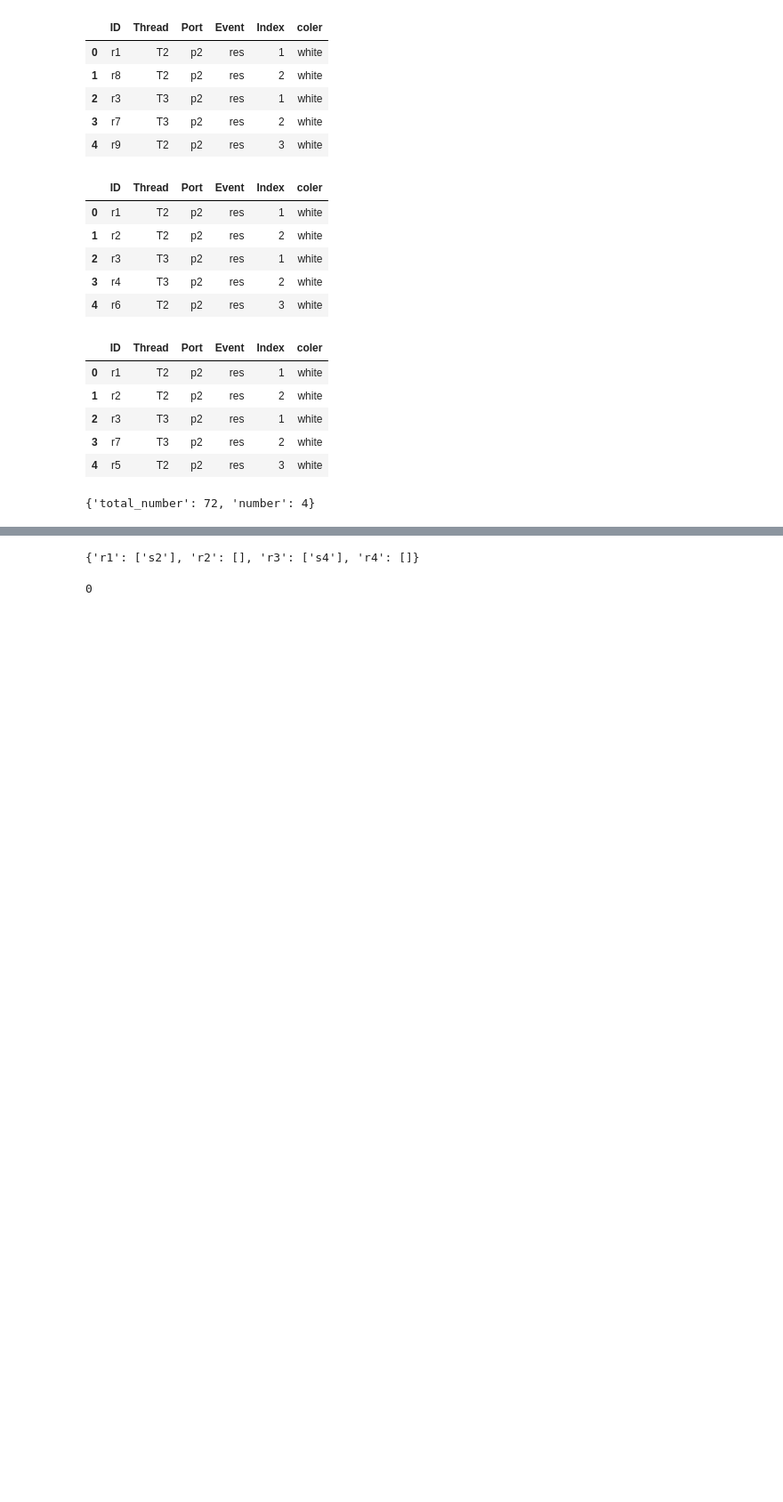
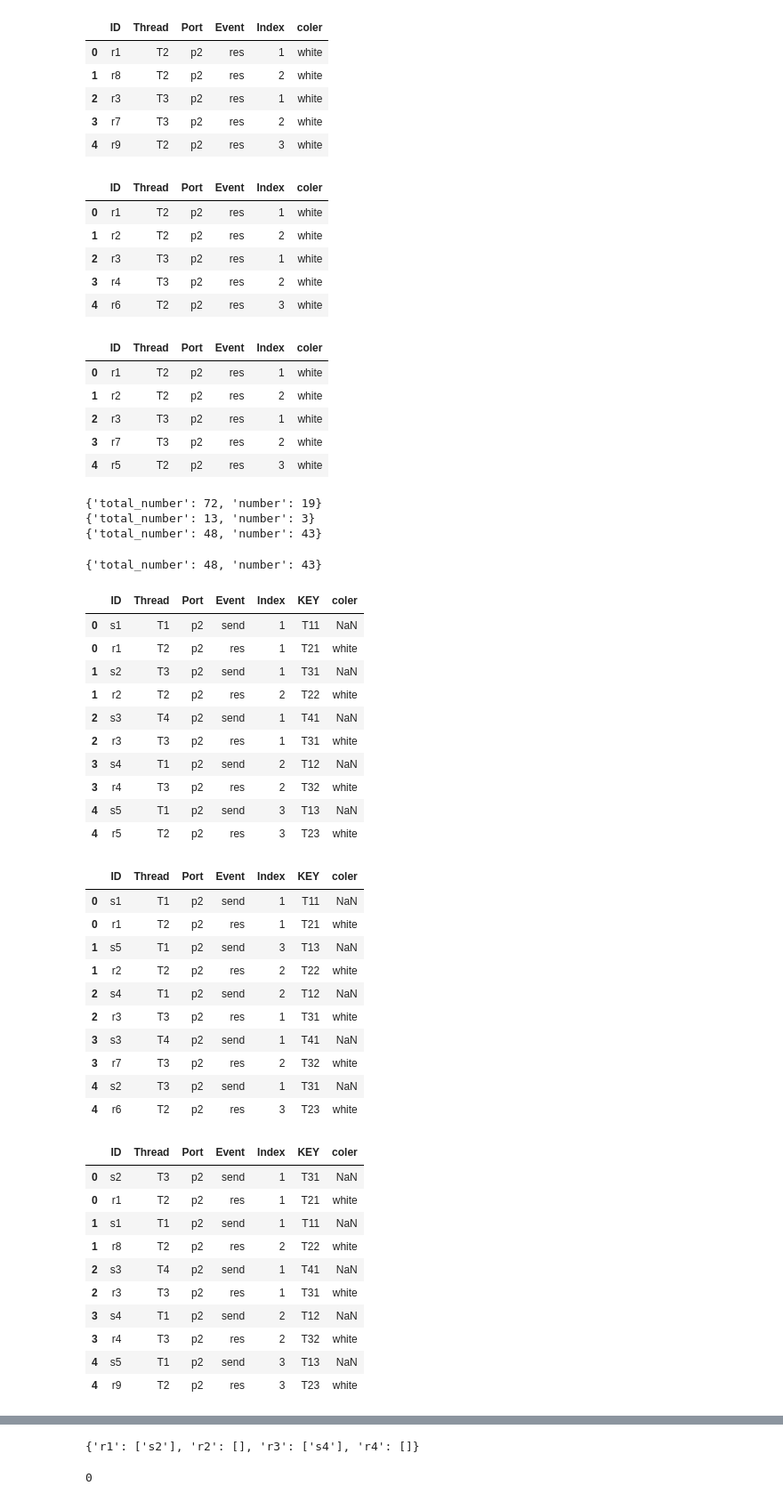
Before and after one commit to fswu0831/RTOS_sample_Algorithm, a Jupyter notebook: pro_env.ipynb, the cells around one changed output, grey strips where cells are left out. Shown at 89% size. Cells and saved outputs as stored; diff of their text form; code cells hidden in the pictures; blank space fills up the shorter version.

```diff
--- a/pro_env.ipynb
+++ b/pro_env.ipynb
@@ -682,5 +721,50 @@ def Def_Use(Qr,Qs):
 # %%
-SVQR(Qr,Qs)
-Def_Use(Qr,Qs)
+print(SVQR(Qr,Qs))
+print(Def_Use(Qr,Qs))
+print(Plnv(Qr,Qs))
 # %% [output]
-{'total_number': 72, 'number': 4}
+{'total_number': 72, 'number': 19}
+{'total_number': 13, 'number': 3}
+{'total_number': 48, 'number': 43}
+# %%
+Plnv(Qr,Qs)
+# %% [output]
+{'total_number': 48, 'number': 43}
+# %%
+for i in range(len(Qr)):
+    Q=pd.concat([Qs[i],Qr[i]]).sort_index()
+    display(Q)
+# %% [output]
+|  | ID | Thread | Port | Event | Index | KEY | coler |
+| 0 | s1 | T1 | p2 | send | 1 | T11 | NaN |
+| 0 | r1 | T2 | p2 | res | 1 | T21 | white |
+| 1 | s2 | T3 | p2 | send | 1 | T31 | NaN |
+| 1 | r2 | T2 | p2 | res | 2 | T22 | white |
+| 2 | s3 | T4 | p2 | send | 1 | T41 | NaN |
+| 2 | r3 | T3 | p2 | res | 1 | T31 | white |
+| 3 | s4 | T1 | p2 | send | 2 | T12 | NaN |
+| 3 | r4 | T3 | p2 | res | 2 | T32 | white |
+| 4 | s5 | T1 | p2 | send | 3 | T13 | NaN |
+| 4 | r5 | T2 | p2 | res | 3 | T23 | white |
+|  | ID | Thread | Port | Event | Index | KEY | coler |
+| 0 | s1 | T1 | p2 | send | 1 | T11 | NaN |
+| 0 | r1 | T2 | p2 | res | 1 | T21 | white |
+| 1 | s5 | T1 | p2 | send | 3 | T13 | NaN |
+| 1 | r2 | T2 | p2 | res | 2 | T22 | white |
+| 2 | s4 | T1 | p2 | send | 2 | T12 | NaN |
+| 2 | r3 | T3 | p2 | res | 1 | T31 | white |
+| 3 | s3 | T4 | p2 | send | 1 | T41 | NaN |
+| 3 | r7 | T3 | p2 | res | 2 | T32 | white |
+| 4 | s2 | T3 | p2 | send | 1 | T31 | NaN |
+| 4 | r6 | T2 | p2 | res | 3 | T23 | white |
+|  | ID | Thread | Port | Event | Index | KEY | coler |
+| 0 | s2 | T3 | p2 | send | 1 | T31 | NaN |
+| 0 | r1 | T2 | p2 | res | 1 | T21 | white |
+| 1 | s1 | T1 | p2 | send | 1 | T11 | NaN |
+| 1 | r8 | T2 | p2 | res | 2 | T22 | white |
+| 2 | s3 | T4 | p2 | send | 1 | T41 | NaN |
+| 2 | r3 | T3 | p2 | res | 1 | T31 | white |
+| 3 | s4 | T1 | p2 | send | 2 | T12 | NaN |
+| 3 | r4 | T3 | p2 | res | 2 | T32 | white |
+| 4 | s5 | T1 | p2 | send | 3 | T13 | NaN |
+| 4 | r9 | T2 | p2 | res | 3 | T23 | white |
```
Also changed, not shown: parts of 4 cells of this notebook.
